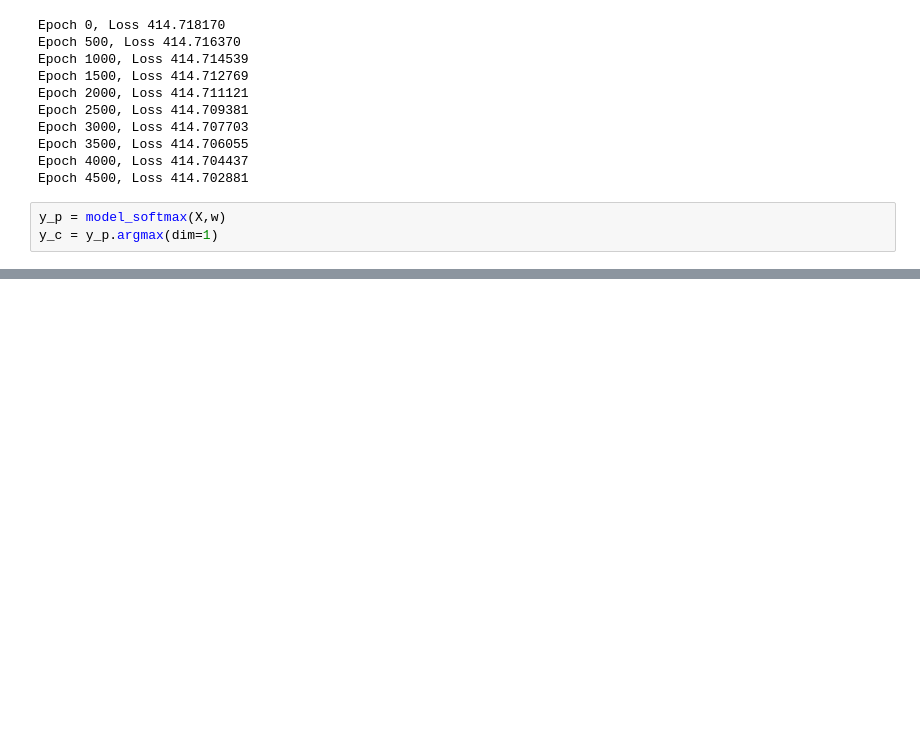
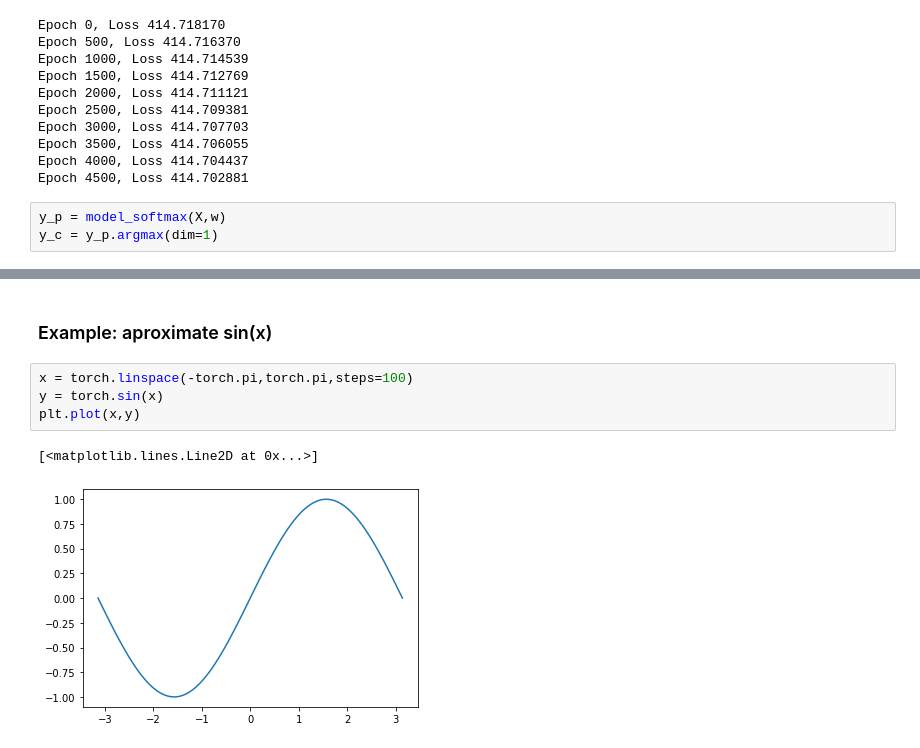
Before and after one commit to mario-dohr/my-college-lectures, a Jupyter notebook: DeepLearning/chapter-4.ipynb, the cells around one changed output, grey strips where cells are left out. Cells and saved outputs as stored; diff of their text form; blank space fills up the shorter version.

```diff
--- a/DeepLearning/chapter-4.ipynb
+++ b/DeepLearning/chapter-4.ipynb
@@ -323,0 +326,9 @@ plt.scatter(X[:,0],X[:,1],c=y_c)
+# %% [markdown]
+### Example: aproximate sin(x)
+# %%
+x = torch.linspace(-torch.pi,torch.pi,steps=100)
+y = torch.sin(x)
+plt.plot(x,y)
+# %% [output]
+[<matplotlib.lines.Line2D at 0x...>]
+[figure, added]
```
Also changed, not shown: parts of 6 cells of this notebook.
